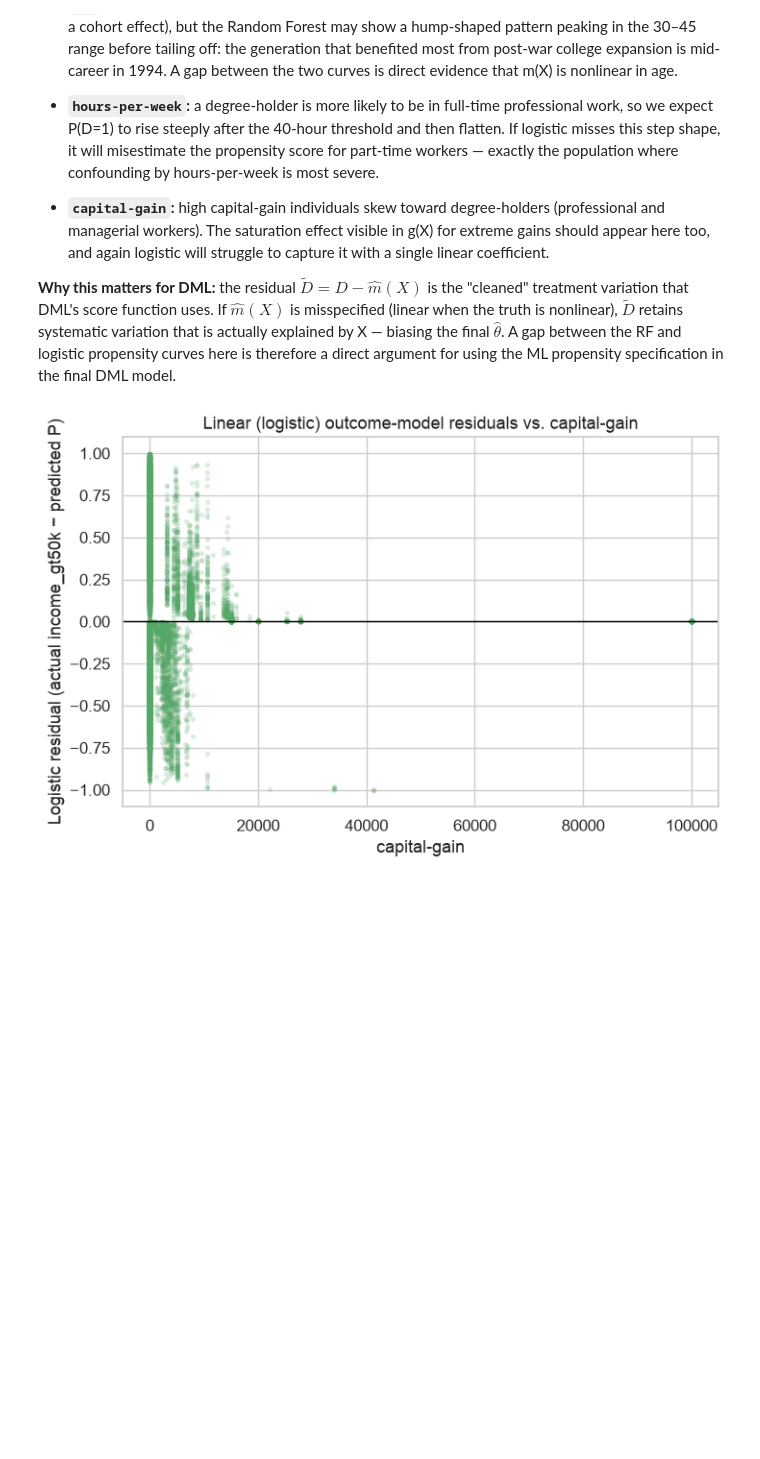
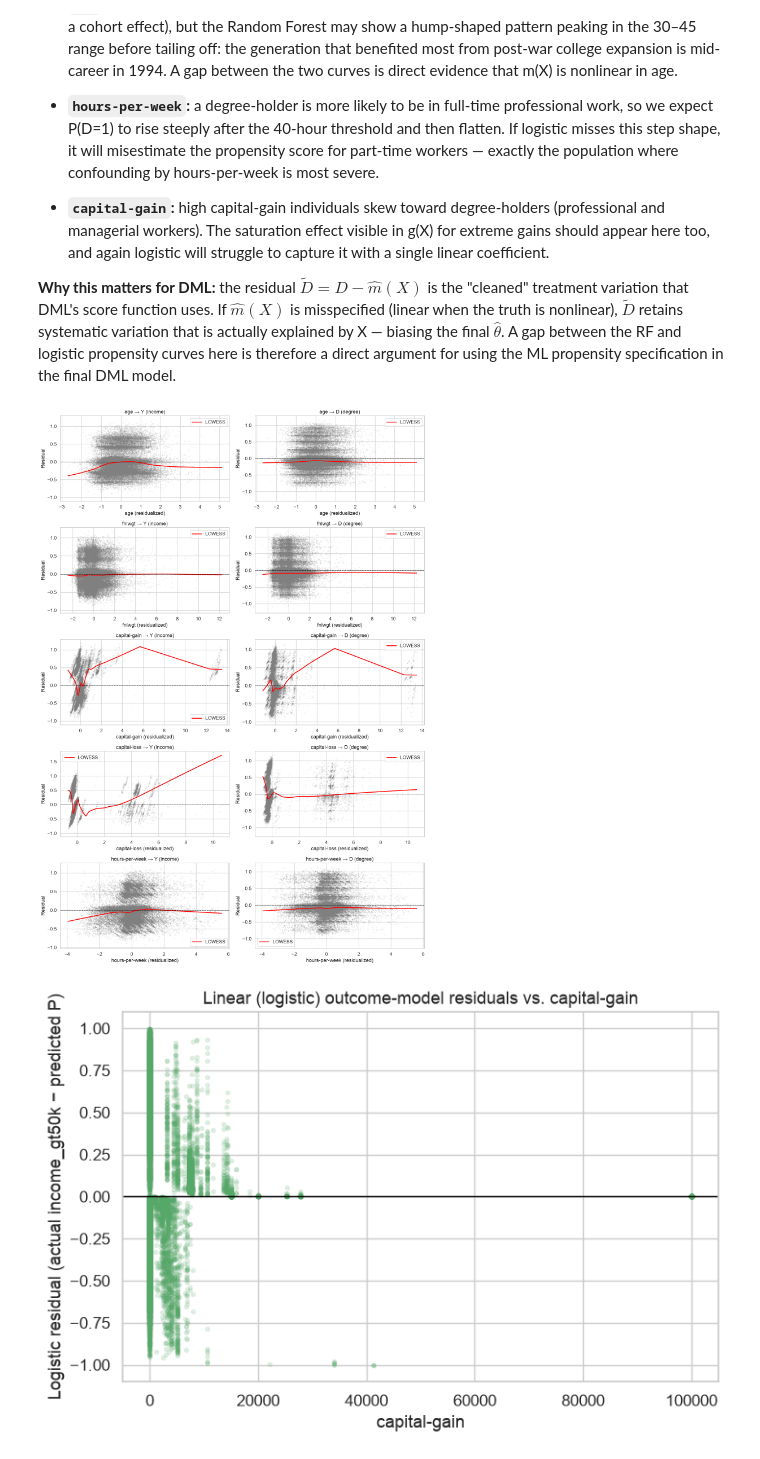
Before and after one commit to FelixZukunft/DML, a Jupyter notebook: dml-scholarship/notebooks/adult_college_dml.ipynb, the cells around one changed output. Drawn from its saved outputs; the diff is of its cells as text; code cells hidden in the pictures; blank space fills up the shorter version.

```diff
--- a/dml-scholarship/notebooks/adult_college_dml.ipynb
+++ b/dml-scholarship/notebooks/adult_college_dml.ipynb
@@ -395,6 +397,47 @@ misspecified (linear when the truth is nonlinear), $\tilde{D}$ retains systemati
 variation that is actually explained by X — biasing the final $\hat{\theta}$.
 A gap between the RF and logistic propensity curves here is therefore a direct
 argument for using the ML propensity specification in the final DML model.
+# %%
+import statsmodels.api as sm
+from sklearn.linear_model import LinearRegression
+
+continuous_vars = ['age', 'fnlwgt', 'capital-gain', 'capital-loss', 'hours-per-week']
+
+fig, axes = plt.subplots(len(continuous_vars), 2, figsize=(14, 4 * len(continuous_vars)))
+
+for i, var in enumerate(continuous_vars):
+    # Partial out all other X from both Y and X_j using OLS (Frisch-Waugh)
+    other_x = [c for c in X_cols if c != var]
+
+    # Residualize Y
+    lr_y = LinearRegression().fit(X_df[other_x], model_df[Y])
+    resid_y = model_df[Y] - lr_y.predict(X_df[other_x])
+
+    # Residualize D
+    lr_d = LinearRegression().fit(X_df[other_x], model_df[D])
+    resid_d = model_df[D] - lr_d.predict(X_df[other_x])
+
+    # Residualize X_j itself
+    lr_xj = LinearRegression().fit(X_df[other_x], X_df[var])
+    resid_xj = X_df[var] - lr_xj.predict(X_df[other_x])
+
+    raw_vals = df[var].values  # use raw (unscaled) for x-axis readability
+
+    for ax, resid, title in zip(axes[i], [resid_y, resid_d],
+                                 [f'{var} → Y (income)', f'{var} → D (degree)']):
+        lowess = sm.nonparametric.lowess(resid, resid_xj, frac=0.3)
+        ax.scatter(resid_xj, resid, s=3, alpha=0.1, color='grey')
+        ax.plot(lowess[:, 0], lowess[:, 1], color='red', lw=2, label='LOWESS')
+        ax.axhline(0, color='black', lw=0.8, linestyle='--')
+        ax.set_xlabel(f'{var} (residualized)')
+        ax.set_ylabel('Residual')
+        ax.set_title(title)
+        ax.legend()
+
+fig.tight_layout()
+plt.show()
+# %% [output]
+[figure, added]
 # %%
 residuals = y_arr - log_outcome.predict_proba(X_arr)[:, 1]
 
```
Also changed, not shown: parts of 2 cells of this notebook.
